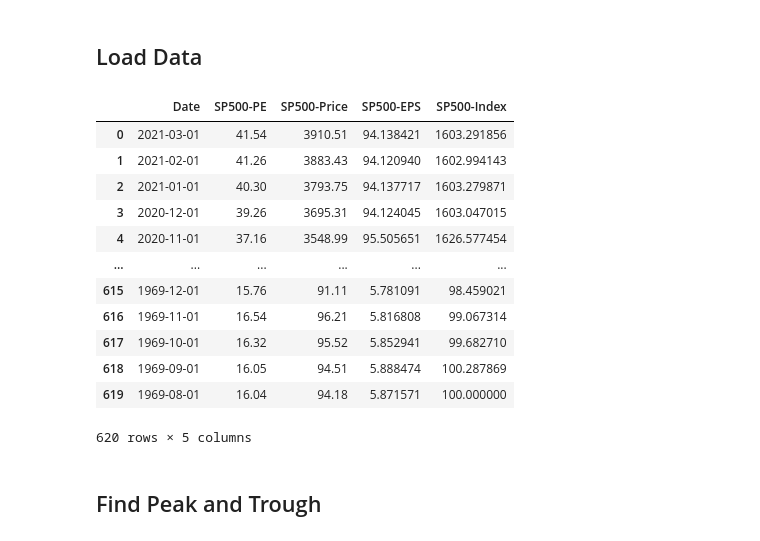
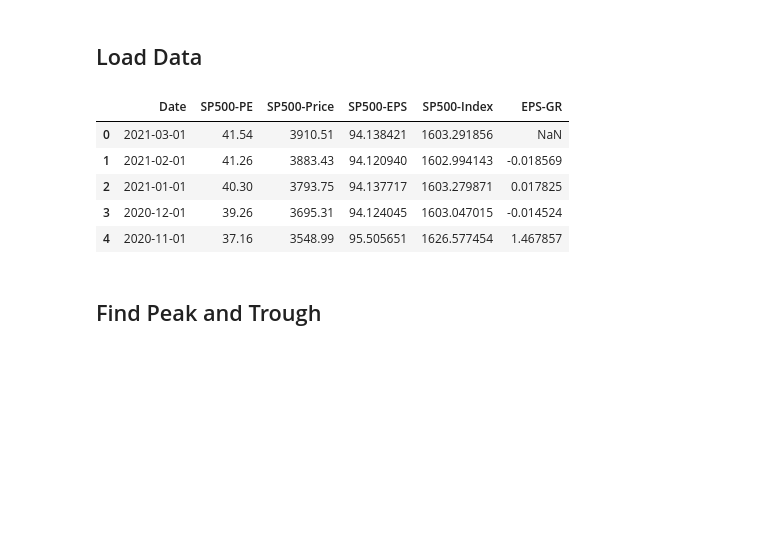
Before and after one commit to chenxd2/DSI-KPMG-Capstone, a Jupyter notebook: Target Variable Visualization.ipynb, the cells around one changed output. Saved outputs shown, nothing was run; the diff lists cells and outputs as text; code cells hidden in the pictures; blank space fills up the shorter version.

```diff
--- a/Target Variable Visualization.ipynb
+++ b/Target Variable Visualization.ipynb
@@ -10,9 +15,6 @@ warnings.filterwarnings('ignore')
 # %% [markdown]
 ## Load Data
 # %%
-import os
-import openpyxl
-
 curr_path = os.getcwd()
 input_path = os.path.join(curr_path,'S&P500-EPS.xlsx')
 df = pd.read_excel(
@@ -24,22 +26,17 @@ df = pd.read_excel(
 
 df.columns = ['Date', 'SP500-PE', 'SP500-Price', 'SP500-EPS', 'SP500-Index']
 df.dropna(axis=0, how='any', inplace=True)
+
+df['EPS-GR'] = df['SP500-EPS'].pct_change(1) * 100
 # %%
-df
+df.head()
 # %% [output]
-|  | Date | SP500-PE | SP500-Price | SP500-EPS | SP500-Index |
-| 0 | 2021-03-01 | 41.54 | 3910.51 | 94.138421 | 1603.291856 |
-| 1 | 2021-02-01 | 41.26 | 3883.43 | 94.120940 | 1602.994143 |
-| 2 | 2021-01-01 | 40.30 | 3793.75 | 94.137717 | 1603.279871 |
-| 3 | 2020-12-01 | 39.26 | 3695.31 | 94.124045 | 1603.047015 |
-| 4 | 2020-11-01 | 37.16 | 3548.99 | 95.505651 | 1626.577454 |
-| ... | ... | ... | ... | ... | ... |
-| 615 | 1969-12-01 | 15.76 | 91.11 | 5.781091 | 98.459021 |
-| 616 | 1969-11-01 | 16.54 | 96.21 | 5.816808 | 99.067314 |
-| 617 | 1969-10-01 | 16.32 | 95.52 | 5.852941 | 99.682710 |
-| 618 | 1969-09-01 | 16.05 | 94.51 | 5.888474 | 100.287869 |
-| 619 | 1969-08-01 | 16.04 | 94.18 | 5.871571 | 100.000000 |
+|  | Date | SP500-PE | SP500-Price | SP500-EPS | SP500-Index | EPS-GR |
+| 0 | 2021-03-01 | 41.54 | 3910.51 | 94.138421 | 1603.291856 | NaN |
+| 1 | 2021-02-01 | 41.26 | 3883.43 | 94.120940 | 1602.994143 | -0.018569 |
+| 2 | 2021-01-01 | 40.30 | 3793.75 | 94.137717 | 1603.279871 | 0.017825 |
+| 3 | 2020-12-01 | 39.26 | 3695.31 | 94.124045 | 1603.047015 | -0.014524 |
+| 4 | 2020-11-01 | 37.16 | 3548.99 | 95.505651 | 1626.577454 | 1.467857 |
-620 rows × 5 columns
 # %% [markdown]
 ## Find Peak and Trough
 # %%
```
Also changed, not shown: parts of 11 cells of this notebook, 1 other file.
